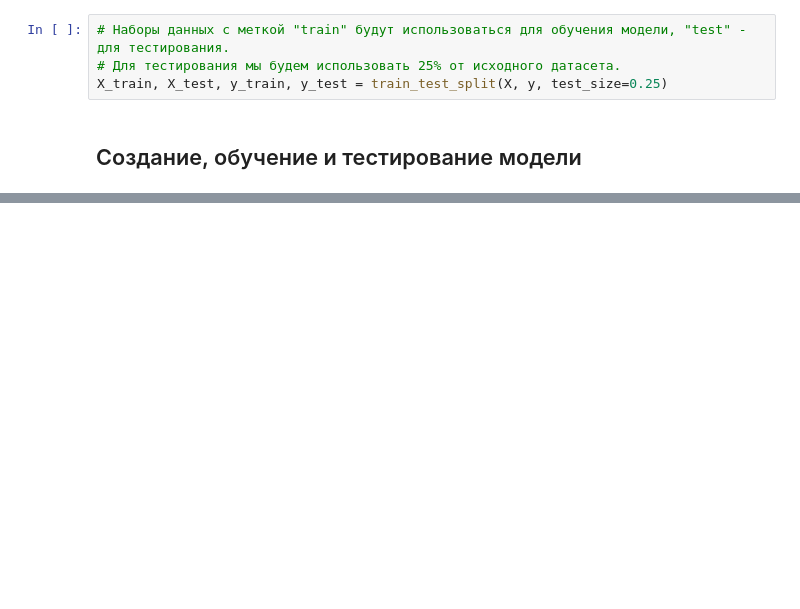
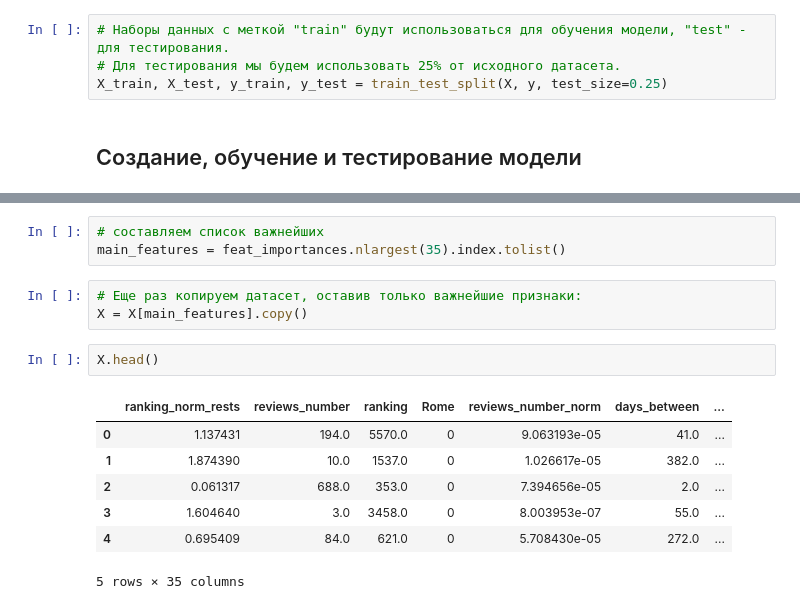
Before and after one commit to greg-kan/mlda, a Jupyter notebook: SkillFactory/unit_3/about_tasty_and_healthy_food.ipynb, the cells around one changed output, grey strips where cells are left out. Cells and saved outputs as stored; diff of their text form; blank space fills up the shorter version.

```diff
--- a/SkillFactory/unit_3/about_tasty_and_healthy_food.ipynb
+++ b/SkillFactory/unit_3/about_tasty_and_healthy_food.ipynb
@@ -475,0 +651,16 @@ MAE: 0.216225
+# %%
+# составляем список важнейших
+main_features = feat_importances.nlargest(35).index.tolist()
+# %%
+# Еще раз копируем датасет, оставив только важнейшие признаки:
+X = X[main_features].copy()
+# %%
+X.head()
+# %% [output]
+|  | ranking_norm_rests | reviews_number | ranking | Rome | reviews_number_norm | days_between | ... |
+| 0 | 1.137431 | 194.0 | 5570.0 | 0 | 9.063193e-05 | 41.0 | ... |
+| 1 | 1.874390 | 10.0 | 1537.0 | 0 | 1.026617e-05 | 382.0 | ... |
+| 2 | 0.061317 | 688.0 | 353.0 | 0 | 7.394656e-05 | 2.0 | ... |
+| 3 | 1.604640 | 3.0 | 3458.0 | 0 | 8.003953e-07 | 55.0 | ... |
+| 4 | 0.695409 | 84.0 | 621.0 | 0 | 5.708430e-05 | 272.0 | ... |
+5 rows × 35 columns
```
Also changed, not shown: parts of 49 cells of this notebook, 23 other files.
